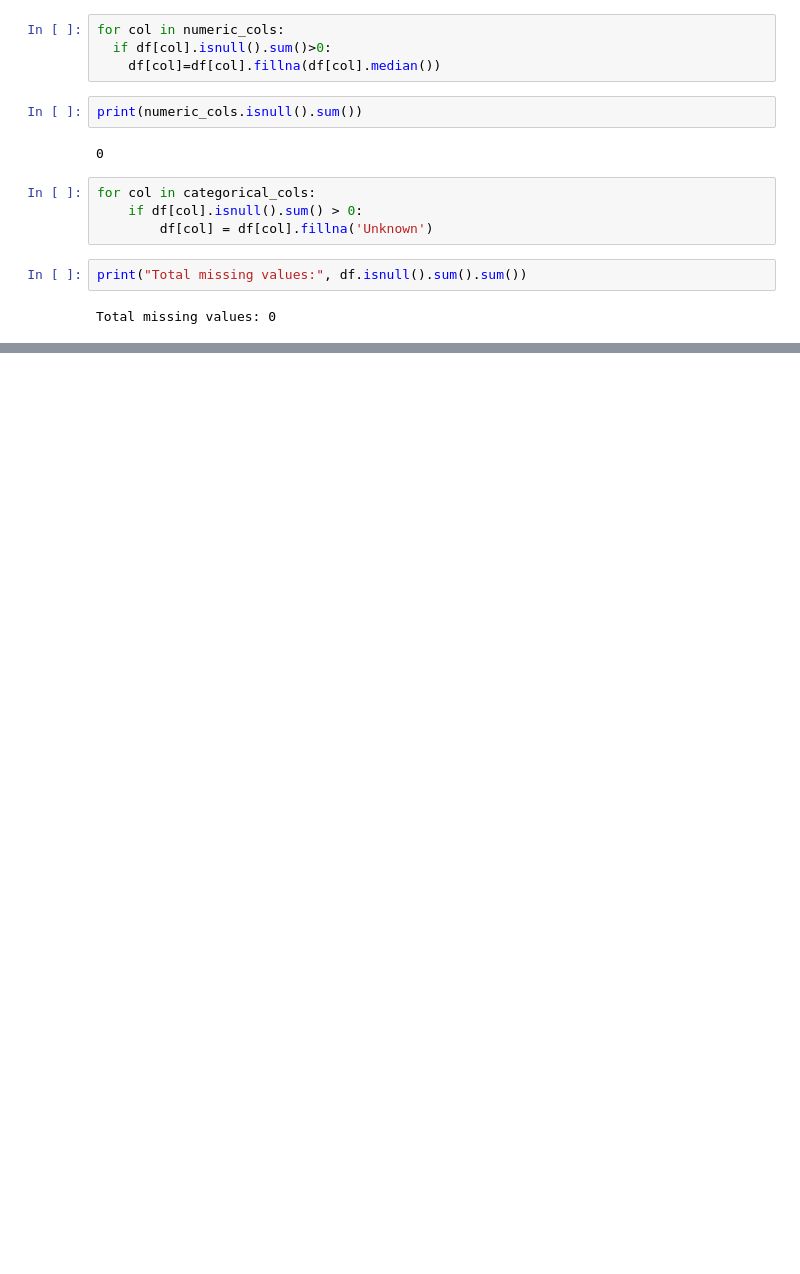
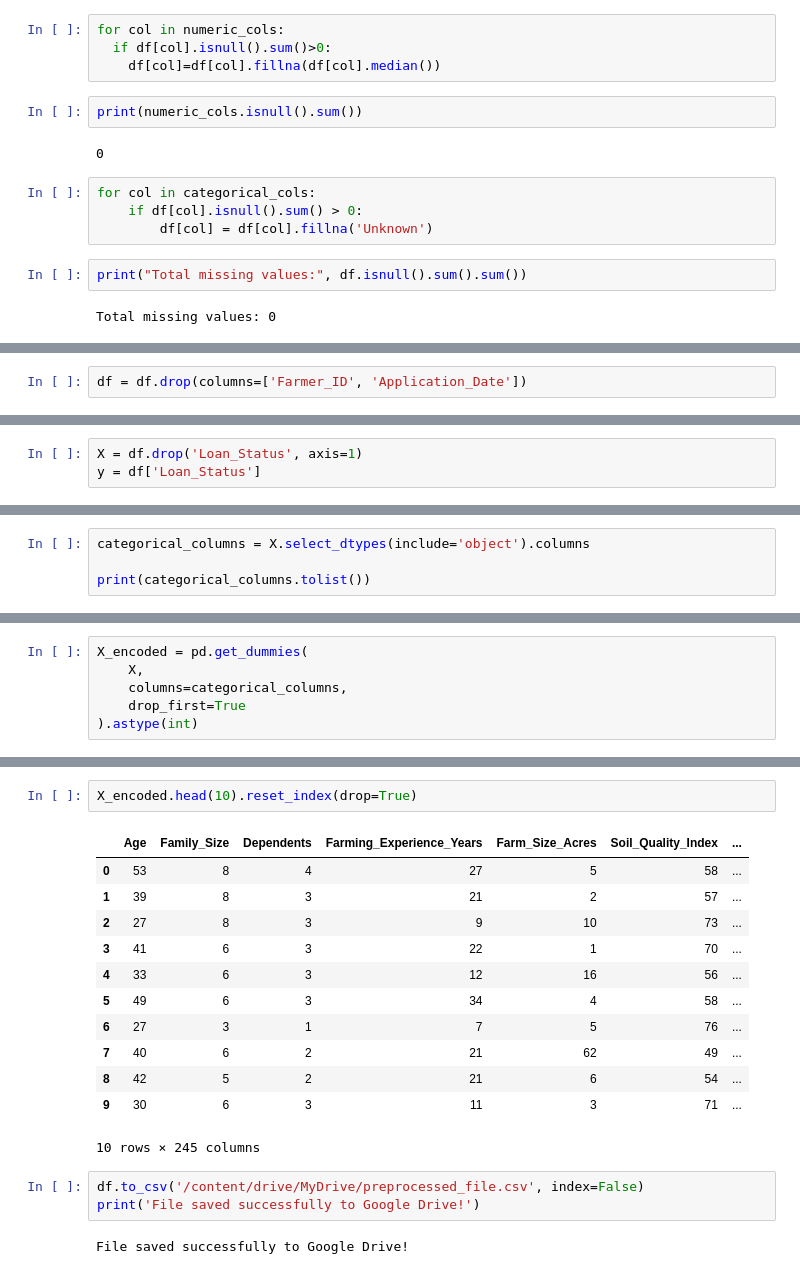
Before and after one commit to Nikhilsankhyan0/Agrisheild-AI, a Jupyter notebook: AgriShield_preporcessing.ipynb, the cells around one changed output, grey strips where cells are left out. Saved outputs shown, nothing was run; the diff lists cells and outputs as text; blank space fills up the shorter version.

```diff
--- a/AgriShield_preporcessing.ipynb
+++ b/AgriShield_preporcessing.ipynb
@@ -442,0 +639,2 @@ Total missing values: 0
+# %%
+df = df.drop(columns=['Farmer_ID', 'Application_Date'])
@@ -442,0 +649,3 @@ Total missing values: 0
+# %%
+X = df.drop('Loan_Status', axis=1)
+y = df['Loan_Status']
@@ -442,0 +655,4 @@ Total missing values: 0
+# %%
+categorical_columns = X.select_dtypes(include='object').columns
+
+print(categorical_columns.tolist())
@@ -442,0 +661,6 @@ Total missing values: 0
+# %%
+X_encoded = pd.get_dummies(
+    X,
+    columns=categorical_columns,
+    drop_first=True
+).astype(int)
@@ -442,0 +679,20 @@ Total missing values: 0
+# %%
+X_encoded.head(10).reset_index(drop=True)
+# %% [output]
+|  | Age | Family_Size | Dependents | Farming_Experience_Years | Farm_Size_Acres | Soil_Quality_Index | ... |
+| 0 | 53 | 8 | 4 | 27 | 5 | 58 | ... |
+| 1 | 39 | 8 | 3 | 21 | 2 | 57 | ... |
+| 2 | 27 | 8 | 3 | 9 | 10 | 73 | ... |
+| 3 | 41 | 6 | 3 | 22 | 1 | 70 | ... |
+| 4 | 33 | 6 | 3 | 12 | 16 | 56 | ... |
+| 5 | 49 | 6 | 3 | 34 | 4 | 58 | ... |
+| 6 | 27 | 3 | 1 | 7 | 5 | 76 | ... |
+| 7 | 40 | 6 | 2 | 21 | 62 | 49 | ... |
+| 8 | 42 | 5 | 2 | 21 | 6 | 54 | ... |
+| 9 | 30 | 6 | 3 | 11 | 3 | 71 | ... |
+10 rows × 245 columns
+# %%
+df.to_csv('/content/drive/MyDrive/preprocessed_file.csv', index=False)
+print('File saved successfully to Google Drive!')
+# %% [output]
+File saved successfully to Google Drive!
```
Also changed, not shown: parts of 20 cells of this notebook.
